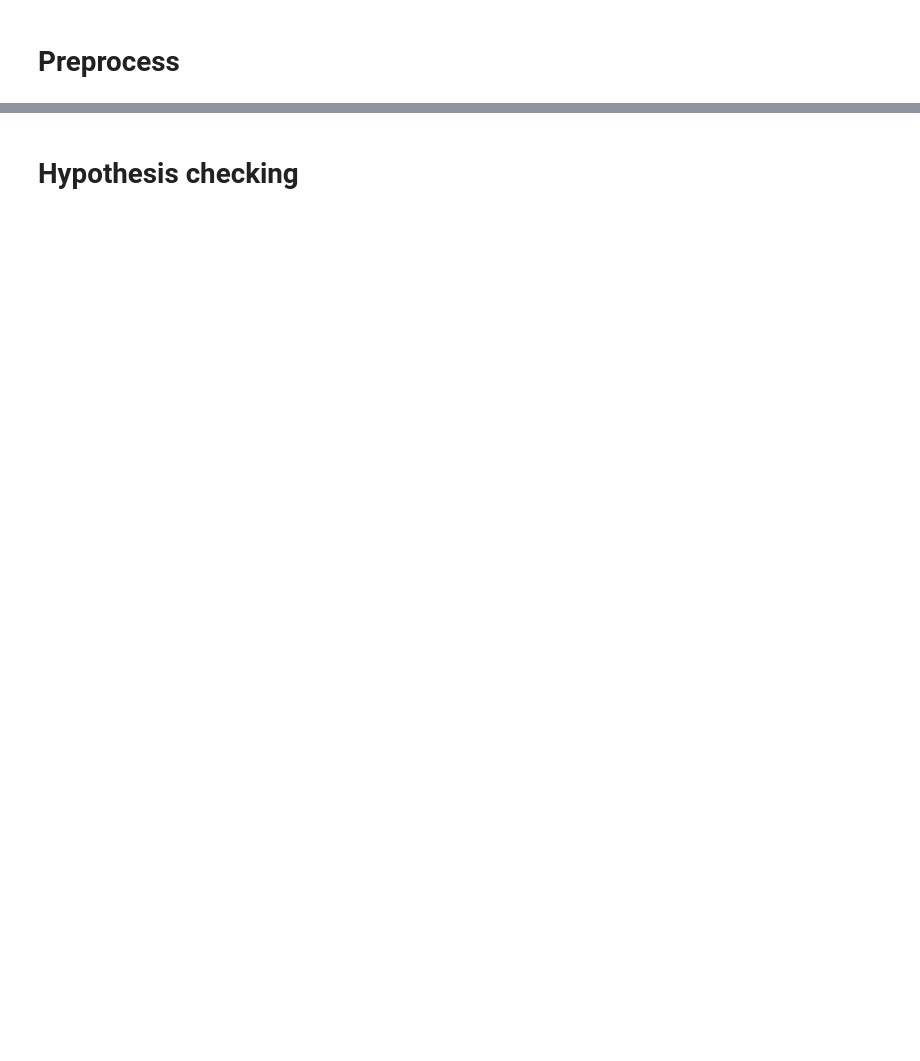
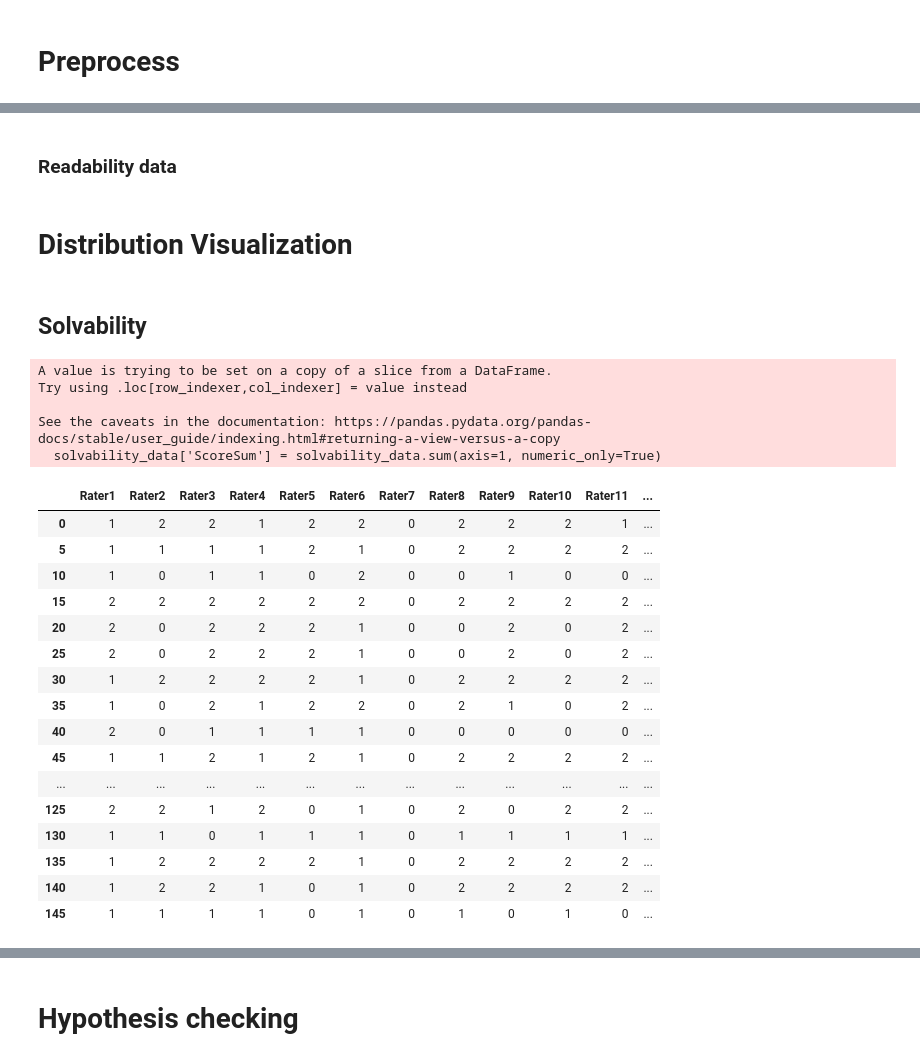
Before and after one commit to rsk25/PCMG, a Jupyter notebook: hypothesis_testing.ipynb, the cells around one changed output, grey strips where cells are left out. Drawn from its saved outputs; the diff is of its cells as text; code cells hidden in the pictures; blank space fills up the shorter version.

```diff
--- a/hypothesis_testing.ipynb
+++ b/hypothesis_testing.ipynb
@@ -29,0 +64,2 @@ pcmg_r.shape
+# %% [markdown]
+### Readability data
@@ -29,0 +71,32 @@ pcmg_r.shape
+# %% [markdown]
+# Distribution Visualization
+# %% [markdown]
+## Solvability
+# %%
+solvability_data['ScoreSum'] = solvability_data.sum(axis=1, numeric_only=True)
+# %% [output]
+A value is trying to be set on a copy of a slice from a DataFrame.
+Try using .loc[row_indexer,col_indexer] = value instead
+
+See the caveats in the documentation: https://pandas.pydata.org/pandas-docs/stable/user_guide/indexing.html#returning-a-view-versus-a-copy
+  solvability_data['ScoreSum'] = solvability_data.sum(axis=1, numeric_only=True)
+# %%
+solvability_data
+# %% [output]
+|  | Rater1 | Rater2 | Rater3 | Rater4 | Rater5 | Rater6 | Rater7 | Rater8 | Rater9 | Rater10 | Rater11 | ... |
+| 0 | 1 | 2 | 2 | 1 | 2 | 2 | 0 | 2 | 2 | 2 | 1 | ... |
+| 5 | 1 | 1 | 1 | 1 | 2 | 1 | 0 | 2 | 2 | 2 | 2 | ... |
+| 10 | 1 | 0 | 1 | 1 | 0 | 2 | 0 | 0 | 1 | 0 | 0 | ... |
+| 15 | 2 | 2 | 2 | 2 | 2 | 2 | 0 | 2 | 2 | 2 | 2 | ... |
+| 20 | 2 | 0 | 2 | 2 | 2 | 1 | 0 | 0 | 2 | 0 | 2 | ... |
+| 25 | 2 | 0 | 2 | 2 | 2 | 1 | 0 | 0 | 2 | 0 | 2 | ... |
+| 30 | 1 | 2 | 2 | 2 | 2 | 1 | 0 | 2 | 2 | 2 | 2 | ... |
+| 35 | 1 | 0 | 2 | 1 | 2 | 2 | 0 | 2 | 1 | 0 | 2 | ... |
+| 40 | 2 | 0 | 1 | 1 | 1 | 1 | 0 | 0 | 0 | 0 | 0 | ... |
+| 45 | 1 | 1 | 2 | 1 | 2 | 1 | 0 | 2 | 2 | 2 | 2 | ... |
+| ... | ... | ... | ... | ... | ... | ... | ... | ... | ... | ... | ... | ... |
+| 125 | 2 | 2 | 1 | 2 | 0 | 1 | 0 | 2 | 0 | 2 | 2 | ... |
+| 130 | 1 | 1 | 0 | 1 | 1 | 1 | 0 | 1 | 1 | 1 | 1 | ... |
+| 135 | 1 | 2 | 2 | 2 | 2 | 1 | 0 | 2 | 2 | 2 | 2 | ... |
+| 140 | 1 | 2 | 2 | 1 | 0 | 1 | 0 | 2 | 2 | 2 | 2 | ... |
+| 145 | 1 | 1 | 1 | 1 | 0 | 1 | 0 | 1 | 0 | 1 | 0 | ... |
```
Also changed, not shown: parts of 57 cells of this notebook.
